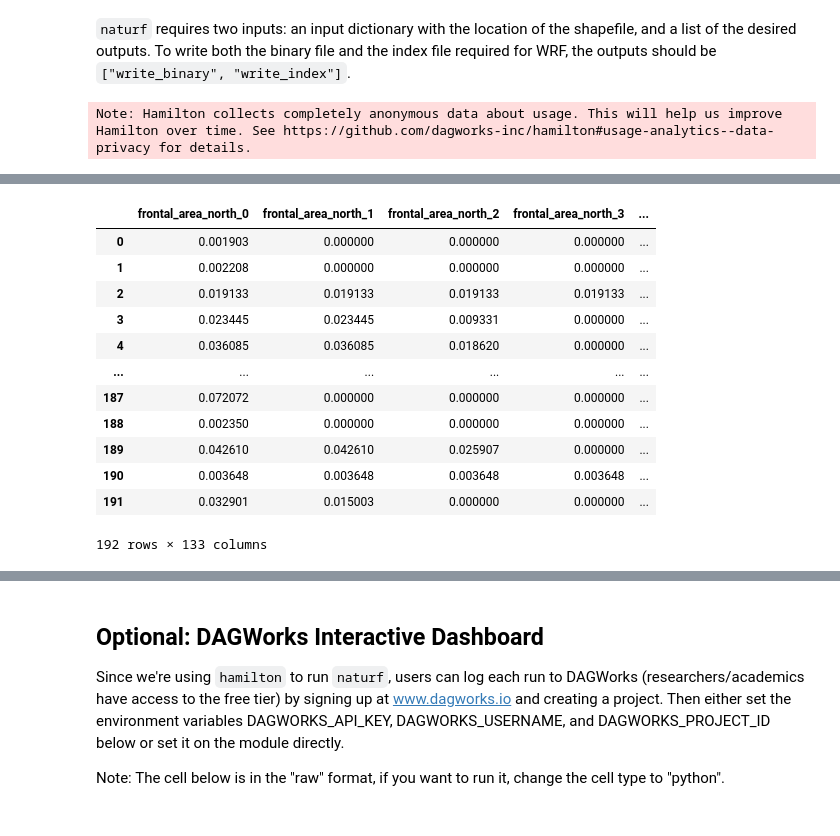
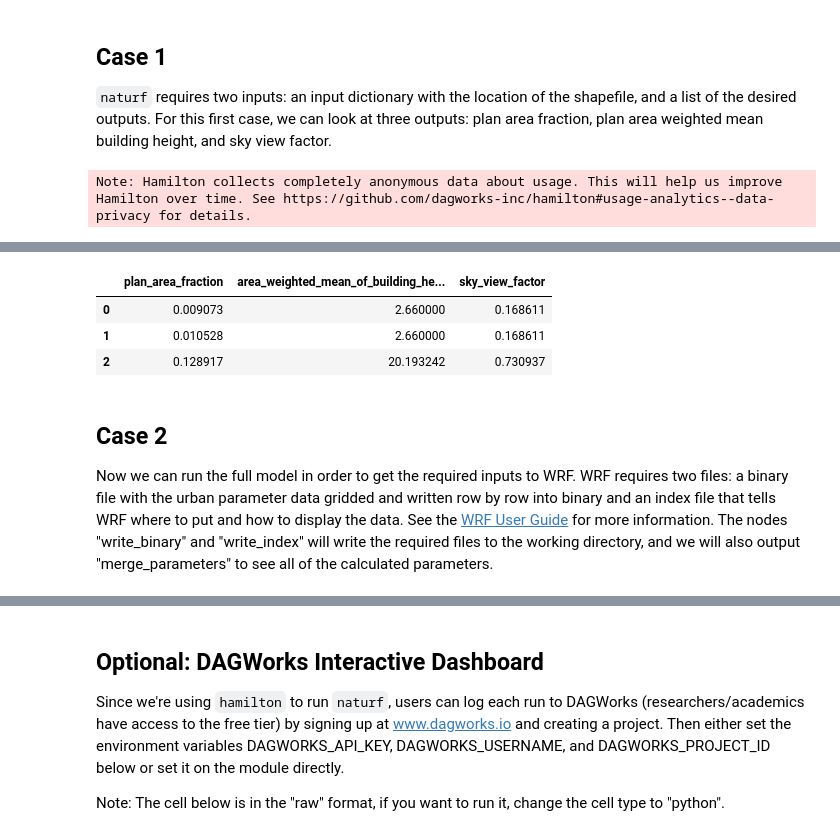
Before and after one commit to IMMM-SFA/naturf, a Jupyter notebook: notebooks/quickstarter.ipynb, the cells around one changed output, grey strips where cells are left out. Saved outputs shown, nothing was run; the diff lists cells and outputs as text; code cells hidden in the pictures.

```diff
--- a/notebooks/quickstarter.ipynb
+++ b/notebooks/quickstarter.ipynb
@@ -5,12 +5,14 @@
 # %%
 from naturf import driver
-# %% [markdown]
-`naturf` requires two inputs: an input dictionary with the location of the shapefile, and a list of the desired outputs. To write both the binary file and the index file required for WRF, the outputs should be `["write_binary", "write_index"]`.
+# %% [markdown]
+## Case 1
+
+`naturf` requires two inputs: an input dictionary with the location of the shapefile, and a list of the desired outputs. For this first case, we can look at three outputs: plan area fraction, plan area weighted mean building height, and sky view factor.
 # %%
 inputs = {
     "input_shapefile": "../naturf/data/C-5.shp",
 }
-outputs = ["merge_parameters"]
+outputs = ["plan_area_fraction","area_weighted_mean_of_building_heights","sky_view_factor"]
 model = driver.Model(inputs, outputs)
 # %% [output]
 Note: Hamilton collects completely anonymous data about usage. This will help us improve Hamilton over time. See https://github.com/dagworks-inc/hamilton#usage-analytics--data-privacy for details.
@@ -21,18 +23,15 @@ model.graph()
 # %% [output]
 [drawing not drawn]
 # %%
-model.execute()
+df = model.execute()
-# %% [output]
-|  | frontal_area_north_0 | frontal_area_north_1 | frontal_area_north_2 | frontal_area_north_3 | ... |
-| 0 | 0.001903 | 0.000000 | 0.000000 | 0.000000 | ... |
-| 1 | 0.002208 | 0.000000 | 0.000000 | 0.000000 | ... |
-| 2 | 0.019133 | 0.019133 | 0.019133 | 0.019133 | ... |
-| 3 | 0.023445 | 0.023445 | 0.009331 | 0.000000 | ... |
-| 4 | 0.036085 | 0.036085 | 0.018620 | 0.000000 | ... |
-| ... | ... | ... | ... | ... | ... |
-| 187 | 0.072072 | 0.000000 | 0.000000 | 0.000000 | ... |
-| 188 | 0.002350 | 0.000000 | 0.000000 | 0.000000 | ... |
-| 189 | 0.042610 | 0.042610 | 0.025907 | 0.000000 | ... |
-| 190 | 0.003648 | 0.003648 | 0.003648 | 0.003648 | ... |
-| 191 | 0.032901 | 0.015003 | 0.000000 | 0.000000 | ... |
-192 rows × 133 columns
+# %%
+df.head(3)
+# %% [output]
+|  | plan_area_fraction | area_weighted_mean_of_building_he... | sky_view_factor |
+| 0 | 0.009073 | 2.660000 | 0.168611 |
+| 1 | 0.010528 | 2.660000 | 0.168611 |
+| 2 | 0.128917 | 20.193242 | 0.730937 |
+# %% [markdown]
+## Case 2
+
+Now we can run the full model in order to get the required inputs to WRF. WRF requires two files: a binary file with the urban parameter data gridded and written row by row into binary and an index file that tells WRF where to put and how to display the data. See the [WRF User Guide](https://homepages.see.leeds.ac.uk/~lecrrb/wrf/aRWUsersGuide.pdf) for more information. The nodes "write_binary" and "write_index" will write the required files to the working directory, and we will also output "merge_parameters" to see all of the calculated parameters.
```
Also changed, not shown: parts of 6 cells of this notebook.
